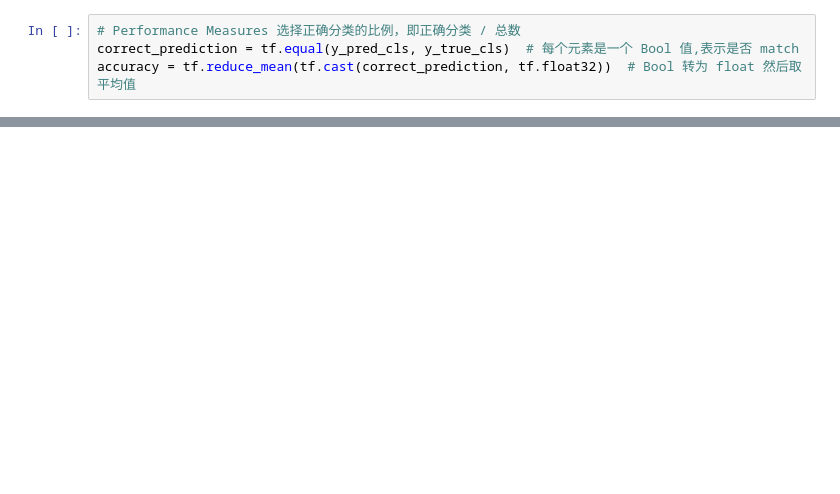
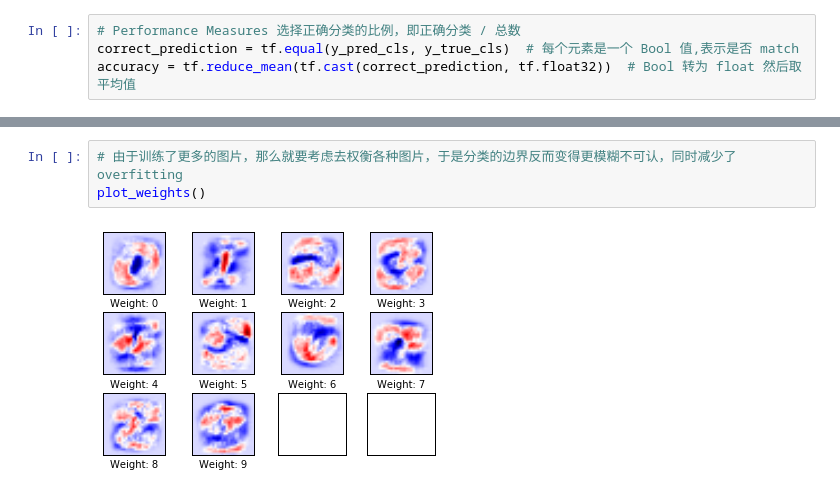
Before and after one commit to ijustloveses/tensorflow_tutorial, a Jupyter notebook: 01_Simple_Linear_Model.ipynb, the cells around one changed output, grey strips where cells are left out. Saved outputs shown, nothing was run; the diff lists cells and outputs as text; blank space fills up the shorter version.

```diff
--- a/01_Simple_Linear_Model.ipynb
+++ b/01_Simple_Linear_Model.ipynb
@@ -109,0 +204,5 @@ accuracy = tf.reduce_mean(tf.cast(correct_prediction, tf.float32))  # Bool 转
+# %%
+# 由于训练了更多的图片，那么就要考虑去权衡各种图片，于是分类的边界反而变得更模糊不可认，同时减少了 overfitting
+plot_weights()
+# %% [output]
+[figure, added]
```
Also changed, not shown: parts of 16 cells of this notebook.
